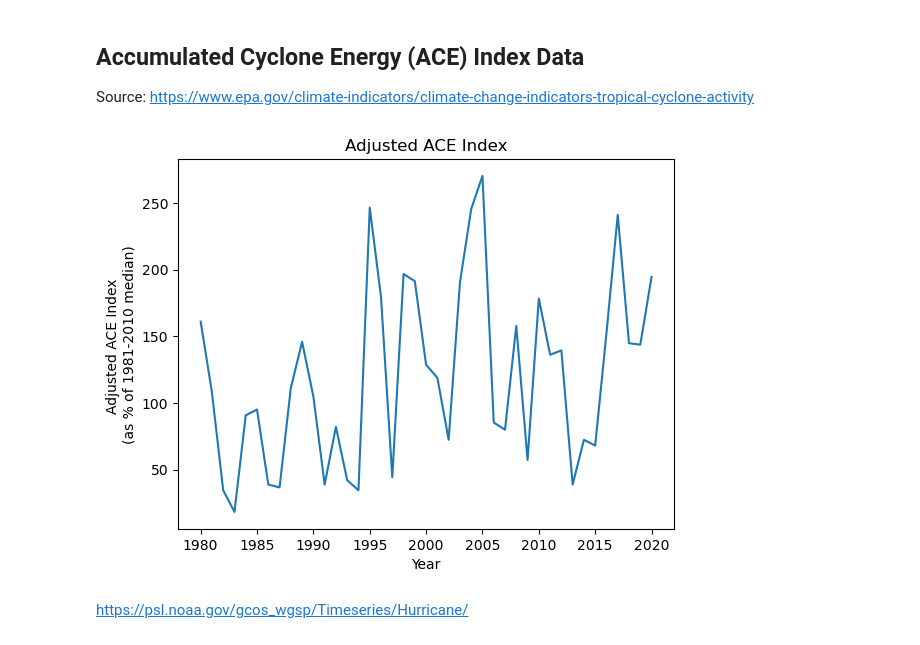
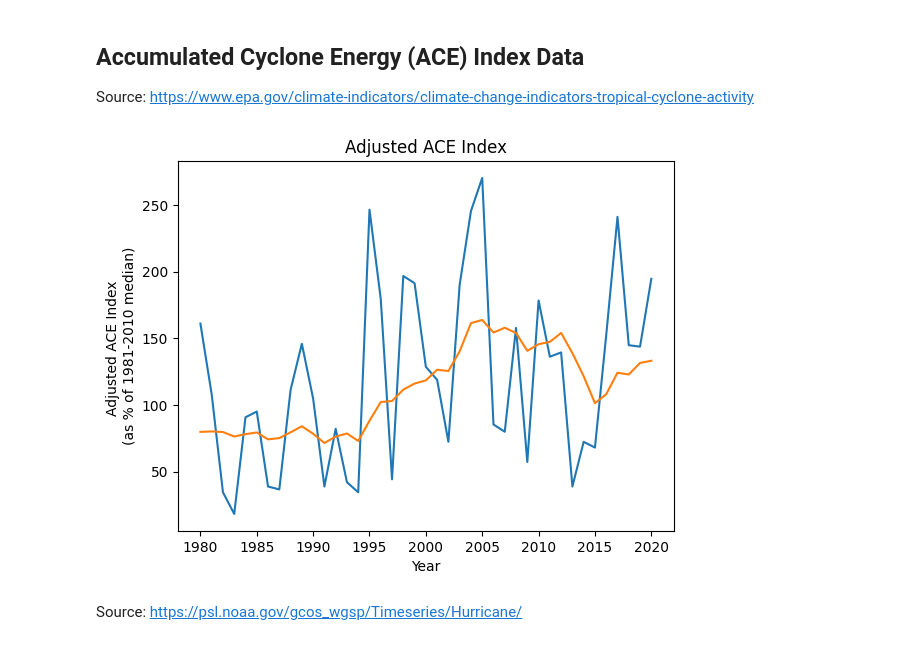
Before and after one commit to kac624/cuny, a Jupyter notebook: D608/story5_KeithC_script.ipynb, the cells around one changed output. Cells and saved outputs as stored; diff of their text form; code cells hidden in the pictures.

```diff
--- a/D608/story5_KeithC_script.ipynb
+++ b/D608/story5_KeithC_script.ipynb
@@ -32,20 +32,22 @@ Source: https://www.epa.gov/climate-indicators/climate-change-indicators-tropica
 # %%
 url = 'https://www.epa.gov/sites/default/files/2021-04/cyclones_fig-2.csv'
 
 ace = pd.read_csv(url, encoding='cp1252', skiprows=6)
 ace.columns = ['year', 'ace']
+ace['moving_average'] = ace.ace.rolling(10).mean()
 ace = ace[ace.year >= 1980]
 
 plt.figure()
-plt.plot(ace['year'], ace['ace'])
+plt.plot(ace['year'], ace.ace)
+plt.plot(ace['year'], ace['moving_average'])
 plt.title('Adjusted ACE Index')
 plt.xlabel('Year')
 plt.ylabel('Adjusted ACE Index \n(as % of 1981-2010 median)')
 plt.show()
 # %% [output]
-[figure, old version]
+[figure, new version]
 # %% [markdown]
-https://psl.noaa.gov/gcos_wgsp/Timeseries/Hurricane/
+Source: https://psl.noaa.gov/gcos_wgsp/Timeseries/Hurricane/
 # %%
 regions = ['atl', 'nepac', 'nwpac']
 ace = pd.DataFrame()
```
Also changed, not shown: parts of 8 cells of this notebook, 3 other files.
